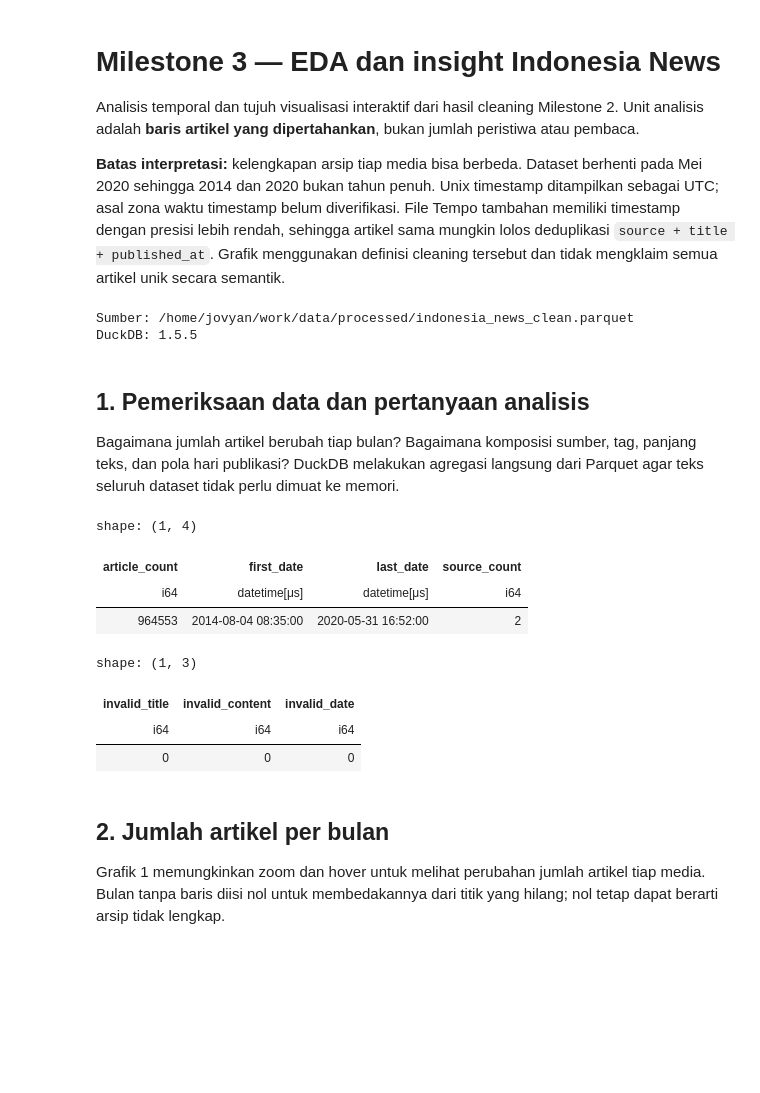
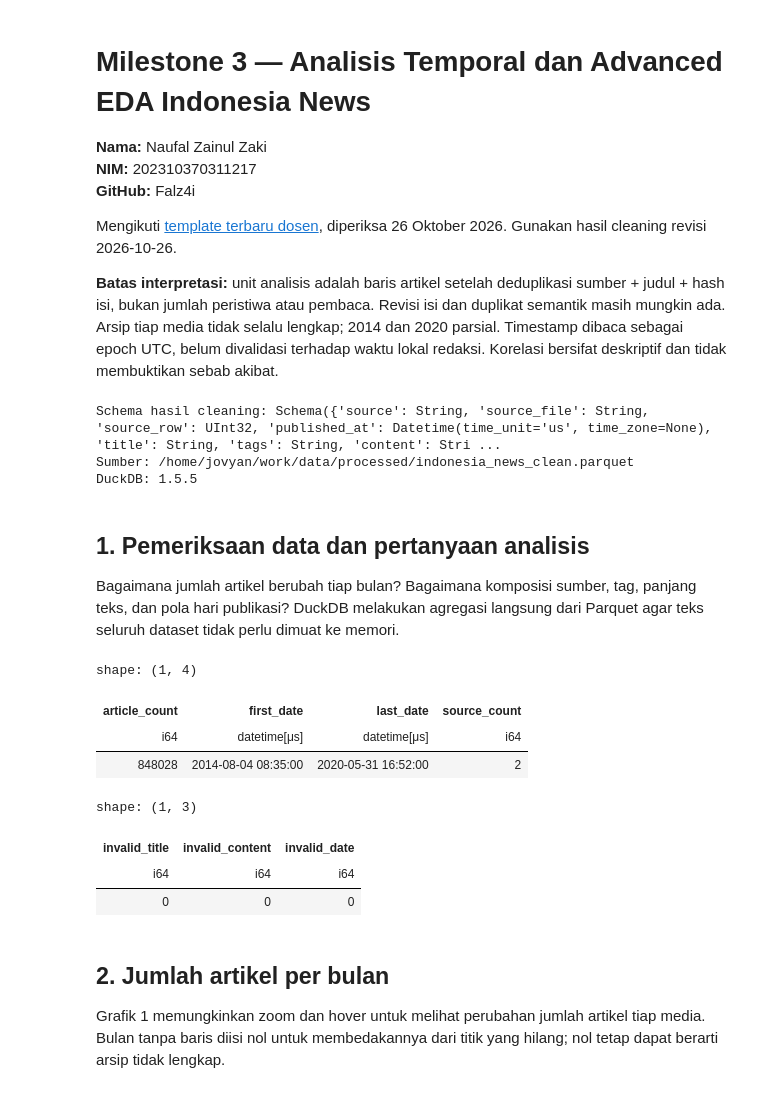
Before and after one commit to Falz4i/tugas1-abd-2026, a Jupyter notebook: notebooks/03_eda_and_insights.ipynb, the cells around one changed output. Drawn from its saved outputs; the diff is of its cells as text; code cells hidden in the pictures; blank space fills up the shorter version.

Commit message:
milestone 3 uptdate indentity

```diff
--- a/notebooks/03_eda_and_insights.ipynb
+++ b/notebooks/03_eda_and_insights.ipynb
@@ -1,13 +1,19 @@
 # %% [markdown]
-# Milestone 3 — EDA dan insight Indonesia News
+# Milestone 3 — Analisis Temporal dan Advanced EDA Indonesia News
 
-Analisis temporal dan tujuh visualisasi interaktif dari hasil cleaning Milestone 2. Unit analisis adalah **baris artikel yang dipertahankan**, bukan jumlah peristiwa atau pembaca.
+**Nama:** Naufal Zainul Zaki
+**NIM:** 202310370311217
+**GitHub:** Falz4i
 
-**Batas interpretasi:** kelengkapan arsip tiap media bisa berbeda. Dataset berhenti pada Mei 2020 sehingga 2014 dan 2020 bukan tahun penuh. Unix timestamp ditampilkan sebagai UTC; asal zona waktu timestamp belum diverifikasi. File Tempo tambahan memiliki timestamp dengan presisi lebih rendah, sehingga artikel sama mungkin lolos deduplikasi `source + title + published_at`. Grafik menggunakan definisi cleaning tersebut dan tidak mengklaim semua artikel unik secara semantik.
+Mengikuti [template terbaru dosen](https://github.com/UMM-GURU/tugas1-abd-2026/blob/main/notebooks/03_eda_and_insights.ipynb), diperiksa 26 Oktober 2026. Gunakan hasil cleaning revisi 2026-10-26.
+
+**Batas interpretasi:** unit analisis adalah baris artikel setelah deduplikasi sumber + judul + hash isi, bukan jumlah peristiwa atau pembaca. Revisi isi dan duplikat semantik masih mungkin ada. Arsip tiap media tidak selalu lengkap; 2014 dan 2020 parsial. Timestamp dibaca sebagai epoch UTC, belum divalidasi terhadap waktu lokal redaksi. Korelasi bersifat deskriptif dan tidak membuktikan sebab akibat.
 # %%
 from pathlib import Path
 from IPython.display import display, Markdown
 import duckdb
+import json
+import plotly.graph_objects as go
 import polars as pl
 import plotly.express as px
 import plotly.io as pio
@@ -22,12 +28,21 @@ FIGURE_DIR = PROJECT_ROOT / "output" / "figures"
 FIGURE_DIR.mkdir(parents=True, exist_ok=True)
 if not DATA_PATH.exists():
     raise FileNotFoundError("Jalankan 02_data_cleaning.ipynb terlebih dahulu.")
+clean_scan = pl.scan_parquet(DATA_PATH)
+print('Schema hasil cleaning:', clean_scan.collect_schema())
+if 'content_sha256' not in clean_scan.collect_schema():
+    raise ValueError('Jalankan notebook cleaning revisi 26 Oktober 2026 terlebih dahulu.')
+metadata = json.loads((DATA_PATH.parent / 'cleaning_metadata.json').read_text(encoding='utf-8'))
+assert metadata['pipeline_version'] == '2026-10-26'
 con = duckdb.connect()
+con.execute("SET memory_limit='2GB'")
+con.execute('SET threads=2')
 con.from_parquet(str(DATA_PATH)).create_view("news", replace=True)
 COLORS = {"CNN Indonesia": "#d62728", "Tempo": "#1f77b4"}
 print("Sumber:", DATA_PATH)
 print("DuckDB:", duckdb.__version__)
 # %% [output]
+Schema hasil cleaning: Schema({'source': String, 'source_file': String, 'source_row': UInt32, 'published_at': Datetime(time_unit='us', time_zone=None), 'title': String, 'tags': String, 'content': Stri ...
 Sumber: /home/jovyan/work/data/processed/indonesia_news_clean.parquet
 DuckDB: 1.5.5
 # %% [markdown]
@@ -37,32 +52,33 @@ Bagaimana jumlah artikel berubah tiap bulan? Bagaimana komposisi sumber, tag, pa
 # %%
 overview = con.sql("""
 SELECT COUNT(*) AS article_count, MIN(published_at) AS first_date,
        MAX(published_at) AS last_date, COUNT(DISTINCT source) AS source_count
 FROM news
 """).pl()
 if overview.item(0, "article_count") == 0:
     raise ValueError("Dataset bersih kosong.")
 display(overview)
 quality = con.sql("""
 SELECT COUNT(*) FILTER (WHERE title IS NULL OR TRIM(title) = '') AS invalid_title,
        COUNT(*) FILTER (WHERE content IS NULL OR content_length < 100) AS invalid_content,
        COUNT(*) FILTER (WHERE published_at IS NULL) AS invalid_date
 FROM news
 """).pl()
 display(quality)
 assert all(value == 0 for value in quality.row(0)), "Kualitas data wajib belum terpenuhi."
 
 def show_and_save(fig, filename):
-    fig.update_layout(hovermode="closest", margin=dict(t=80, l=60, r=30, b=70))
+    fig.update_layout(margin=dict(t=80, l=60, r=30, b=70))
     fig.write_html(FIGURE_DIR / filename, include_plotlyjs=True, full_html=True)
     fig.show()
 
 total_articles = overview.item(0, "article_count")
+assert total_articles == metadata["rows_after"]
 # %% [output]
 shape: (1, 4)
 | article_count | first_date | last_date | source_count |
 | i64 | datetime[μs] | datetime[μs] | i64 |
-| 964553 | 2014-08-04 08:35:00 | 2020-05-31 16:52:00 | 2 |
+| 848028 | 2014-08-04 08:35:00 | 2020-05-31 16:52:00 | 2 |
 shape: (1, 3)
 | invalid_title | invalid_content | invalid_date |
 | i64 | i64 | i64 |
```
Also changed, not shown: parts of 18 cells of this notebook, 5 other files.
